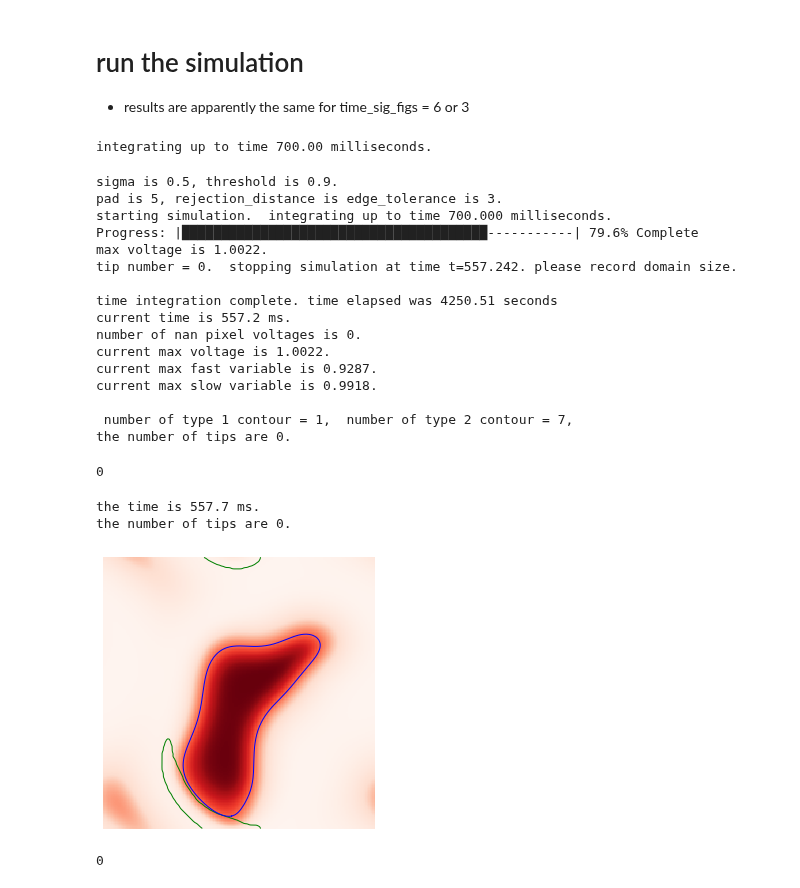
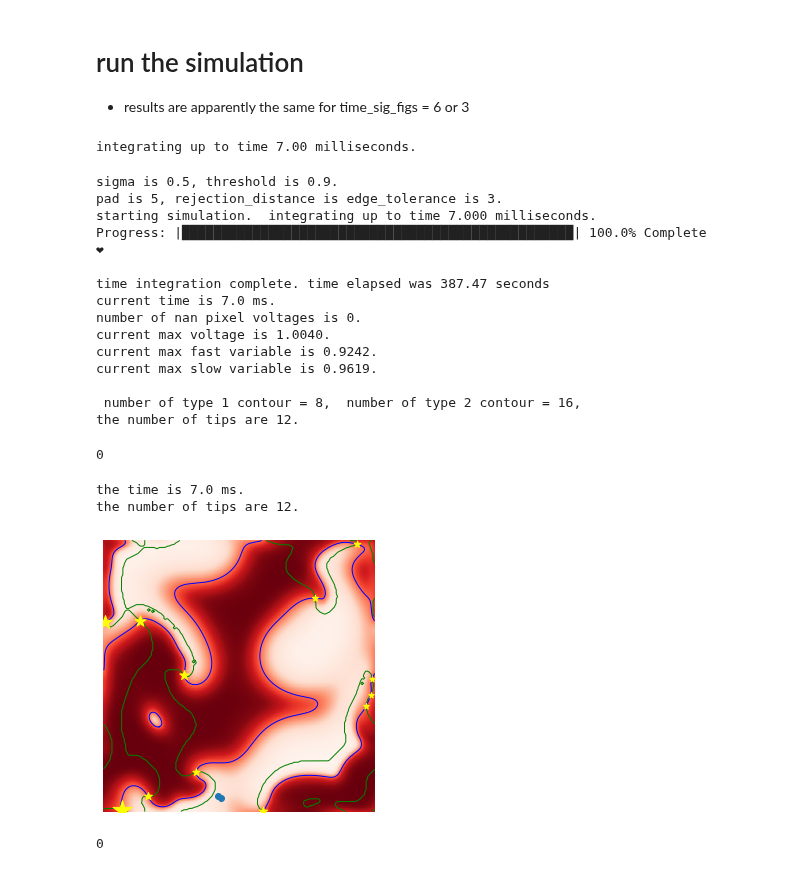
Before and after one commit to timtyree/care, a Jupyter notebook: notebooks/Generating Buffers When Odd Tips Occur.ipynb, the cells around one changed output. Cells and saved outputs as stored; diff of their text form; code cells hidden in the pictures.

```diff
--- a/notebooks/Generating Buffers When Odd Tips Occur.ipynb
+++ b/notebooks/Generating Buffers When Odd Tips Occur.ipynb
@@ -112,0 +122,5 @@ save_folder is:
+# %%
+#precompute the _padded_ mesh coordinates
+ycoord_mesh, xcoord_mesh = np.meshgrid(np.arange(0,txt.shape[0]+2*pad),np.arange(0,txt.shape[0]+2*pad))
+nanstate = [np.nan,np.nan,np.nan]
+channel_no = 3
@@ -121,3 +142,11 @@ print(output_file)
+# %%
+# vmin = np.min(state_value)
+# vmax = np.max(state_value)
+# print ((vmin, vmax))
+def add_states(tips_mapped, states_EP):
+    tips_mapped = list(tips_mapped)
+    tips_mapped.extend(states_EP)
+    return tuple(tips_mapped)
 # %%
 # check all the functions work/ compile the needed functions
 zero_txt = txt.copy()*0.
@@ -202,11 +303,11 @@ tme
 - results are apparently the same for time_sig_figs = 6 or 3
 # %%
 h = 0.007
-nsteps = 1*10**5 # int(1.8*10**5)#0#*10**4
+nsteps = 100#1*10**5 # int(1.8*10**5)#0#*10**4
 save_every_n_frames = 1#nsteps#100#nsteps#10#50
 print( f"integrating up to time {h*nsteps+tme:.2f} milliseconds.")
 # %% [output]
-integrating up to time 700.00 milliseconds.
+integrating up to time 7.00 milliseconds.
 # %%
 #integrate explicitely in time
 time_sig_figs = 4  #you need to change this manually below for pretty printing only!
@@ -265,15 +366,22 @@ for step in range(nsteps):
         tips_mapped = map_pbc_tips_back(tips=tips, pad=pad, width=width, height=height,
                           edge_tolerance=edge_tolerance, atol = atol)
 
+        #extract local EP field values for each tip
+        states_EP = get_states(tips_mapped, txt, pad, nanstate, xcoord_mesh, ycoord_mesh, channel_no = channel_no)
+        tips_mapped = add_states(tips_mapped, states_EP)
 
         #record spiral tip locations
-        s1_lst, s2_lst, x_lst, y_lst = tips_mapped
+        s1_lst, s2_lst, x_lst, y_lst, states_nearest, states_interpolated_linear, states_interpolated_cubic = tips_mapped
         tip_state_lst.append({
                     't': float(np.around(tme, time_sig_figs)),
                     'x': tuple(x_lst),
                     'y': tuple(y_lst),
                     's1': tuple(s1_lst),
-                    's2': tuple(s2_lst)})
+                    's2': tuple(s2_lst),
+            'states_nearest': tuple(states_nearest),
+            'states_interpolated_linear': tuple(states_interpolated_linear),
+            'states_interpolated_cubic': tuple(states_interpolated_cubic),
+        })
 
         #determine if an odd number of tips were born
         n = count_tips(tips_mapped[2]) #counts the number of '.' in the nested list of x positions or just a normal list
@@ -291,7 +399,7 @@ for step in range(nsteps):
             contours_inc_unpadded = measure.find_contours(img_inc_unpadded, level=threshold)
             print(f'odd tip spotted at time {tme:.3f}! dn={dn} and n={n}...')
             fig = plot_buffer(img_nxt_unpadded, img_inc_unpadded, contours_raw_unpadded, contours_inc_unpadded, tips_mapped,
-                              figsize=(5,5), max_marker_size=200, lw=1);
+                              figsize=(5,5), max_marker_size=200, lw=1, color_values = None);
             fig.savefig(f'plot_of_n_{n}_dn_{dn}_for_{descrip}_at_time_{tme:.1f}.pdf', bbox_inches='tight',pad_inches=0);
             plt.close();
             #save texture as an .npy file as desired
@@ -329,20 +437,19 @@ beep(3)
 # %% [output]
 sigma is 0.5, threshold is 0.9.
 pad is 5, rejection_distance is edge_tolerance is 3.
-starting simulation.  integrating up to time 700.000 milliseconds.
-Progress: |███████████████████████████████████████-----------| 79.6% Complete
-max voltage is 1.0022.
-tip number = 0.  stopping simulation at time t=557.242. please record domain size.
+starting simulation.  integrating up to time 7.000 milliseconds.
+Progress: |██████████████████████████████████████████████████| 100.0% Complete
+❤
 
-time integration complete. time elapsed was 4250.51 seconds
-current time is 557.2 ms.
+time integration complete. time elapsed was 387.47 seconds
+current time is 7.0 ms.
 number of nan pixel voltages is 0.
-current max voltage is 1.0022.
-current max fast variable is 0.9287.
-current max slow variable is 0.9918.
+current max voltage is 1.0040.
+current max fast variable is 0.9242.
+current max slow variable is 0.9619.
 
- number of type 1 contour = 1,  number of type 2 contour = 7,
-the number of tips are 0.
+ number of type 1 contour = 8,  number of type 2 contour = 16,
+the number of tips are 12.
 0
 # %%
 # sigma       = 1.#1.5#1.#1
@@ -363,36 +470,45 @@ the number of tips are 0.
 # tips_mapped = map_pbc_tips_back(tips=tips, pad=pad, width=width, height=height, edge_tolerance=edge_tolerance, atol = 1e-11)
 
 
 #calculate contours and tips after enforcing pbcs
 img_nxt = txt[..., 0]#padded_txt#
 img_inc = ifilter(dtexture_dt[..., 0])# ifilter(dpadded_txt_dt) #  #mask of instantaneously increasing voltages
 img_inc = filters.gaussian(img_inc,sigma=sigma, mode='wrap')
 img_nxt_unpadded = img_nxt.copy()
 img_inc_unpadded = img_inc.copy()
 img_nxt, img_inc = matrices_to_padded_matrices(img_nxt_unpadded, img_inc_unpadded,pad=pad)
 contours_raw = measure.find_contours(img_nxt, level=V_threshold,fully_connected='low',positive_orientation='low')
 contours_inc = measure.find_contours(img_inc, level=threshold)
 tips  = get_tips(contours_raw, contours_inc)
 tips_mapped = map_pbc_tips_back(tips=tips, pad=pad, width=width, height=height,
                   edge_tolerance=edge_tolerance, atol = atol)
+#extract local EP field values for each tip
+states_EP = get_states(tips_mapped, txt, pad, nanstate, xcoord_mesh, ycoord_mesh, channel_no = channel_no)
+tips_mapped = add_states(tips_mapped, states_EP)
 
 
 #plot textures, contours and tips. oh my!
 # img_nxt_unpadded = img_nxt[pad:-pad,pad:-pad]
 # img_inc_unpadded = img_inc[pad:-pad,pad:-pad]
 contours_raw_unpadded = measure.find_contours(img_nxt_unpadded, level=V_threshold,fully_connected='low',positive_orientation='low')
 contours_inc_unpadded = measure.find_contours(img_inc_unpadded, level=threshold)
 print(f"the time is {tme:.1f} ms.")
 print(f"the number of tips are {count_tips(tips_mapped[2])}.")
 
 fig = plot_buffer(img_nxt_unpadded, img_inc_unpadded, contours_raw_unpadded, contours_inc_unpadded, tips_mapped,
                   figsize=(5,5),max_marker_size=400, lw=1);
+
+#known final coordinates
+X = [189.10628675022917, 188.05283430999805] #the "x" coord is actually a y-coordinate
+Y = [86.24681738265117,  83.89064839991264]  #the "y" coord is actually a x-coordinate
+plt.scatter(x=Y,y=X)
+
 plt.show()
 # fig.savefig(f'{nb_dir}/Figures/ic_200x200.101.22_t_557.7.svg', bbox_inches='tight',pad_inches=0);
 # %% [output]
-the time is 557.7 ms.
-the number of tips are 0.
+the time is 7.0 ms.
+the number of tips are 12.
-[figure, old version]
+[figure, new version]
 # %%
 beep(3)
 # %% [output]
```
Also changed, not shown: parts of 15 cells of this notebook, 7 other files.
